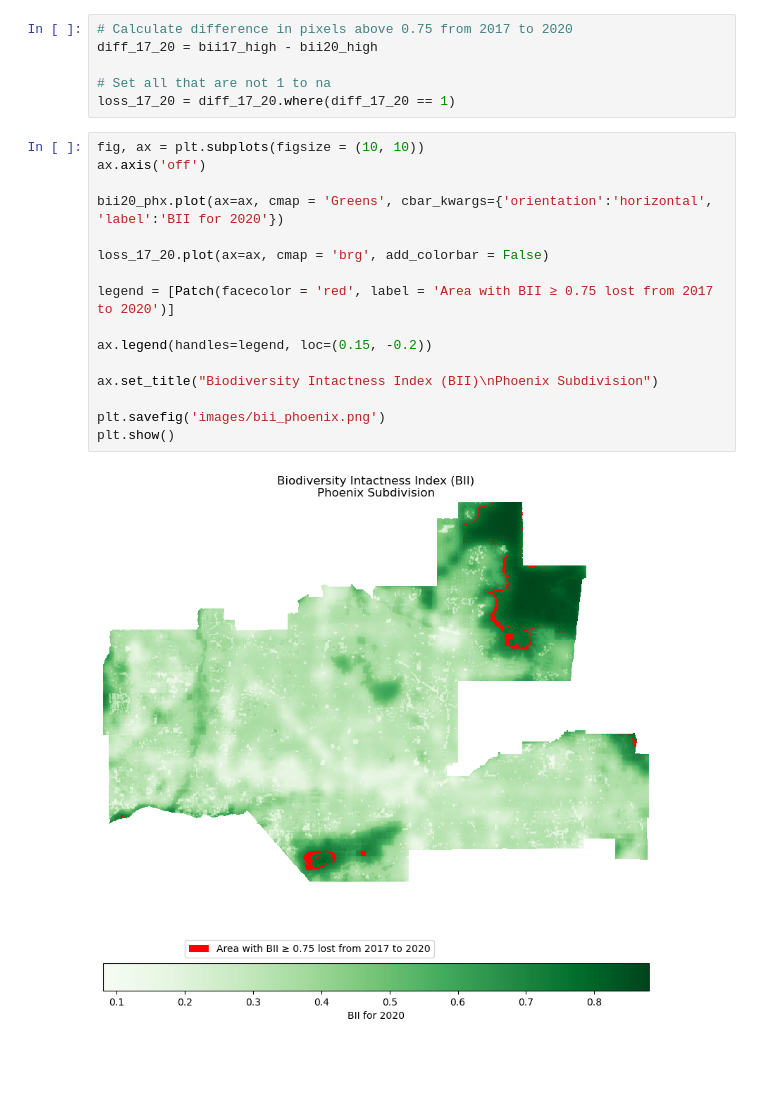
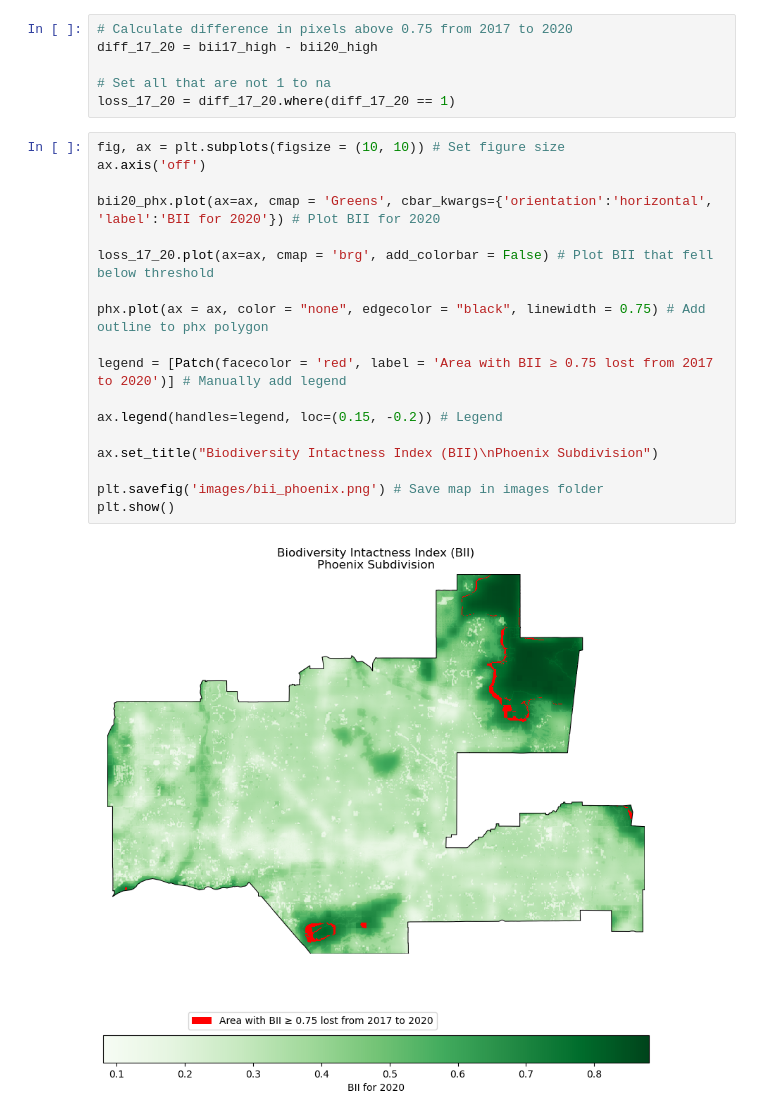
Before and after one commit to jocardelle/biodiversity-intactness-index, a Jupyter notebook: biodiversity-intactness-index.ipynb, the cells around one changed output. Cells and saved outputs as stored; diff of their text form; blank space fills up the shorter version.

Commit message:
add outline to bii map

```diff
--- a/biodiversity-intactness-index.ipynb
+++ b/biodiversity-intactness-index.ipynb
@@ -225,20 +225,22 @@ diff_17_20 = bii17_high - bii20_high
 # Set all that are not 1 to na
 loss_17_20 = diff_17_20.where(diff_17_20 == 1)
 # %%
-fig, ax = plt.subplots(figsize = (10, 10))
+fig, ax = plt.subplots(figsize = (10, 10)) # Set figure size
 ax.axis('off')
 
-bii20_phx.plot(ax=ax, cmap = 'Greens', cbar_kwargs={'orientation':'horizontal', 'label':'BII for 2020'})
+bii20_phx.plot(ax=ax, cmap = 'Greens', cbar_kwargs={'orientation':'horizontal', 'label':'BII for 2020'}) # Plot BII for 2020
 
-loss_17_20.plot(ax=ax, cmap = 'brg', add_colorbar = False)
+loss_17_20.plot(ax=ax, cmap = 'brg', add_colorbar = False) # Plot BII that fell below threshold
 
-legend = [Patch(facecolor = 'red', label = 'Area with BII ≥ 0.75 lost from 2017 to 2020')]
+phx.plot(ax = ax, color = "none", edgecolor = "black", linewidth = 0.75) # Add outline to phx polygon
 
-ax.legend(handles=legend, loc=(0.15, -0.2))
+legend = [Patch(facecolor = 'red', label = 'Area with BII ≥ 0.75 lost from 2017 to 2020')] # Manually add legend
+
+ax.legend(handles=legend, loc=(0.15, -0.2)) # Legend
 
 ax.set_title("Biodiversity Intactness Index (BII)\nPhoenix Subdivision")
 
-plt.savefig('images/bii_phoenix.png')
+plt.savefig('images/bii_phoenix.png') # Save map in images folder
 plt.show()
 # %% [output]
-[figure, old version]
+[figure, new version]
```
Also changed, not shown: parts of 1 cell of this notebook.
